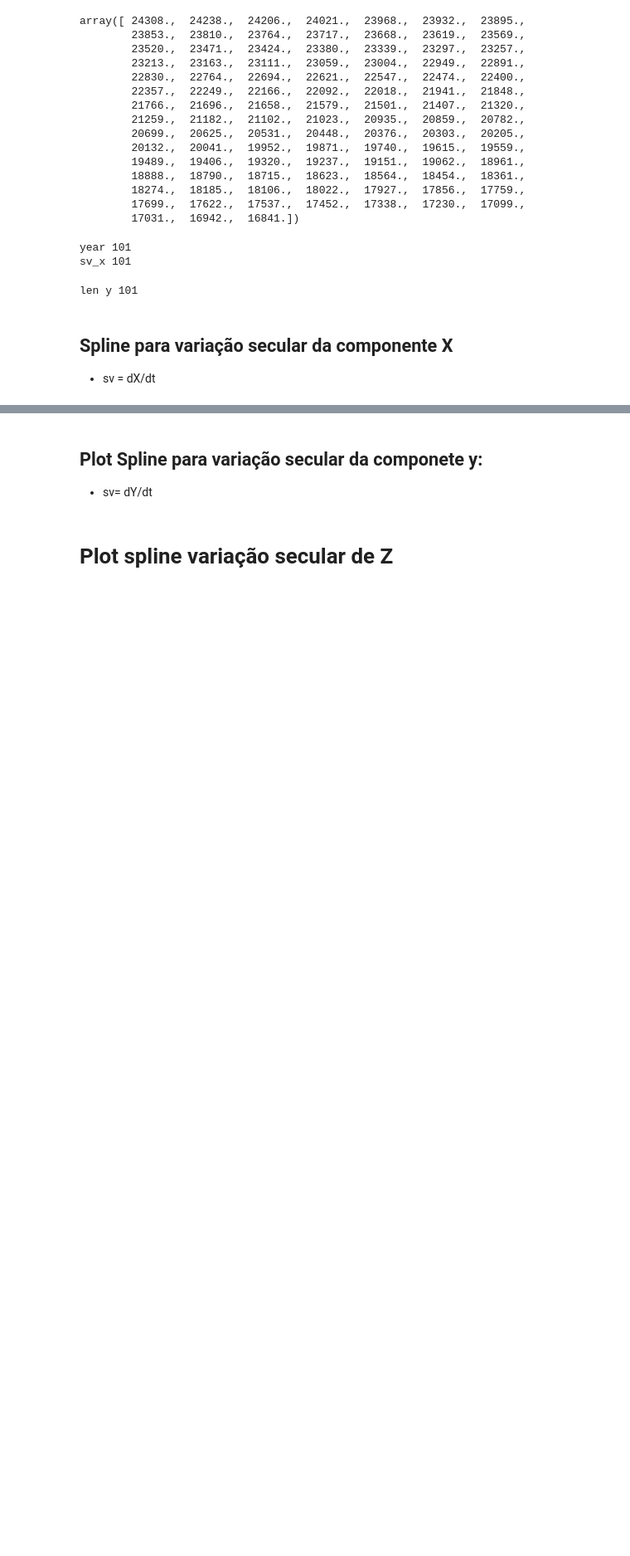
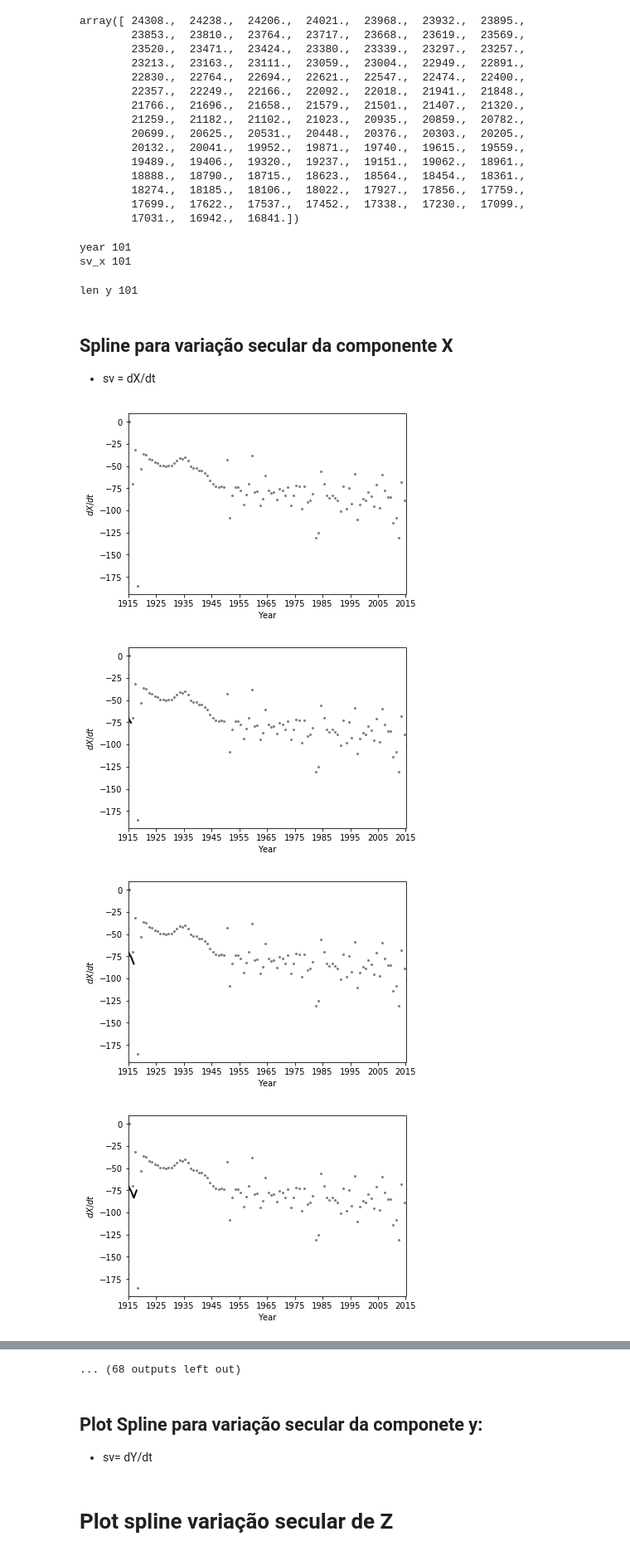
Before and after one commit to arturbenevides/Geomagnetismo, a Jupyter notebook: Observatório Magnético de Vassouras/Ajuste por Spline/Ajuste Spline.ipynb, the cells around one changed output, grey strips where cells are left out. Shown at 83% size. Cells and saved outputs as stored; diff of their text form; code cells hidden in the pictures; blank space fills up the shorter version.

```diff
--- a/Observatório Magnético de Vassouras/Ajuste por Spline/Ajuste Spline.ipynb
+++ b/Observatório Magnético de Vassouras/Ajuste por Spline/Ajuste Spline.ipynb
@@ -78,18 +80,19 @@ def splerp(t, control_points):
 
 def plot_spline(control_points, fig_name="spline"):
   interpolated_points = []
-  for t in np.arange(0.01, 1, 0.01):
+  for t in np.arange(0, 1, 0.01):
     interpolated_points.append(splerp(t, control_points))
 
     plt.figure(0)
     plt.clf()
     plt.plot([p[0] for p in interpolated_points], [p[1] for p in interpolated_points], linestyle='solid', color='black', linewidth=2)
-    plt.scatter(Year,sv_z, 4, label="VSS", color='gray')
+    plt.scatter(Year,sv_x, 4, label="VSS", color='gray')
 #plt.title('Spline Curve with ' + str(len(control_points)) + ' Control Points')
-
+    plt.xticks(np.arange(1915, 2016, 10))
+    pylab.xlim([1915,2015])
     plt.xlabel('Year')
-    plt.ylabel('$ dZ/dt$')
-    plt.savefig(fig_name+"sv_z_spline.png")
+    plt.ylabel('$ dX/dt$')
+    plt.savefig(fig_name+"sv_x_spline.png")
     plt.show()
 
 
@@ -99,15 +102,20 @@ def plot_spline(control_points, fig_name="spline"):
 ## Spline para variação secular da componente X
 *   sv = dX/dt
 # %%
-#plot_spline([(1915, -70), (1916, -32), (1917, -185), (1918, -53), (1919,-36),(1920,-37),(1921,-42.),  (1922,-43.),
-#       (1923,-46.), (1924,-47.), (1925,-49.),(1926, -49.), (1927,-50.),(1928, -49.), (1929,-49.), (1930,-47.),
-#       (1931,-44.), (1932,-41.), (1933,-42.),(1934, -40.), (1935,-44.),(1936, -50.), (1937,-52.), (1938,-52.),
-#        (1939,-55.), (1940,-55.), (1941,-58.),(1942, -61.), (1943,-66.),(1944,-70.),(1945,-73.),(1946,-74.),(1947,-73.),
-#        (1948,-74.), (1949,-43.), (1950,-108.),(1951,-83.), (1952,-74.),(1953,-74.),(1954,-77.),(1955,-93.),(1956,-82.),
-#        (1957,-70.), (1958,-38.), (1959,-79.), (1960,-78.), (1961,-94.),(1962,-87.),(1963,-61.),(1964,-77.),(1965,-80.),
-#        (1966,-79.), (1967,-88.), (1968,-76.), (1969,-77.), (1970,-83.),(1971,-74.),(1972,-94.),(1973,-83.),(1974,-72.),
-#        (1975,-73.), (1976,-98.), (1977,-73.), (1978,-91.), (1979,-89.),(1980,-81.),(1981,-131.),(1982,-125.),
-#        (1983,-56.), (1984,-70.), (1985,-83.), (1986,-86.), (1987,-83.),(1988,-86.),(1989,-89.),(1990,-101.),(1991,-73.),
-#        (1992,-73.), (1993, -98.),(1994,-75.), (1995,-92.),(1996, -59.),(1997, -110.),(1998, -93.),(1999, -87.),(2000, -89.),
-#        (2001,-79.), (2002, -84.),(2003,-95.), (2004,-71.),(2005, -97.),(2006, -60.), (2007, -77.),(2008, -85.), (2009, -85.),
-#        (2010,-114.),(2013, -108.), (2011,-131.),(2012,-68.),(2014,-89.), (2015, -101.)], 'spline101')
+plot_spline([(1915, -70), (1916, -32), (1917, -185), (1918, -53), (1919,-36),(1920,-37),(1921,-42.),  (1922,-43.),
+       (1923,-46.), (1924,-47.), (1925,-49.),(1926, -49.), (1927,-50.),(1928, -49.), (1929,-49.), (1930,-47.),
+       (1931,-44.), (1932,-41.), (1933,-42.),(1934, -40.), (1935,-44.),(1936, -50.), (1937,-52.), (1938,-52.),
+        (1939,-55.), (1940,-55.), (1941,-58.),(1942, -61.), (1943,-66.),(1944,-70.),(1945,-73.),(1946,-74.),(1947,-73.),
+        (1948,-74.), (1949,-43.), (1950,-108.),(1951,-83.), (1952,-74.),(1953,-74.),(1954,-77.),(1955,-93.),(1956,-82.),
+        (1957,-70.), (1958,-38.), (1959,-79.), (1960,-78.), (1961,-94.),(1962,-87.),(1963,-61.),(1964,-77.),(1965,-80.),
+        (1966,-79.), (1967,-88.), (1968,-76.), (1969,-77.), (1970,-83.),(1971,-74.),(1972,-94.),(1973,-83.),(1974,-72.),
+        (1975,-73.), (1976,-98.), (1977,-73.), (1978,-91.), (1979,-89.),(1980,-81.),(1981,-131.),(1982,-125.),
+        (1983,-56.), (1984,-70.), (1985,-83.), (1986,-86.), (1987,-83.),(1988,-86.),(1989,-89.),(1990,-101.),(1991,-73.),
+        (1992,-73.), (1993, -98.),(1994,-75.), (1995,-92.),(1996, -59.),(1997, -110.),(1998, -93.),(1999, -87.),(2000, -89.),
+        (2001,-79.), (2002, -84.),(2003,-95.), (2004,-71.),(2005, -97.),(2006, -60.), (2007, -77.),(2008, -85.), (2009, -85.),
+       (2010,-114.),(2013, -108.), (2011,-131.),(2012,-68.),(2014,-89.), (2015, -101.)], 'spline101')
+# %% [output]
+[figure, added]
+[figure, added]
+[figure, added]
+[figure, added]
@@ -114,3 +130,4 @@ def plot_spline(control_points, fig_name="spline"):
+... (68 outputs left out)
 # %% [markdown]
 ## Plot Spline para variação secular da componete y:
 * sv= dY/dt
```
Also changed, not shown: parts of 3 cells of this notebook, 3 other files.
